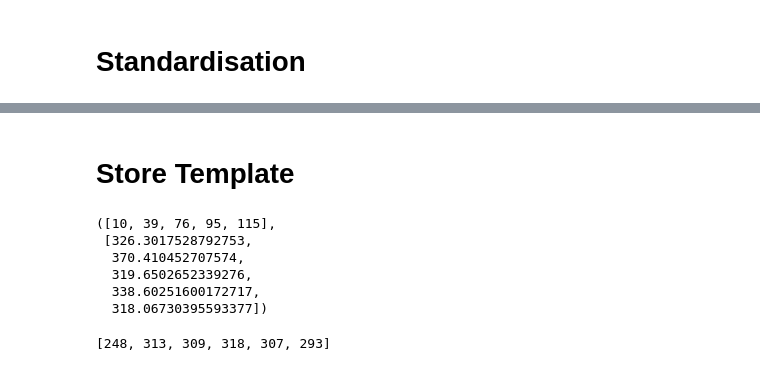
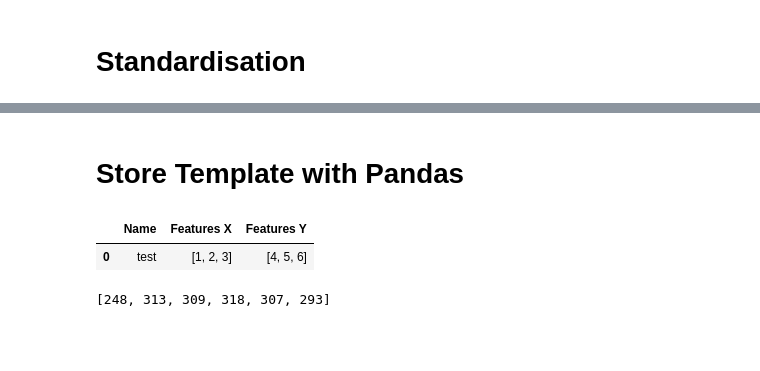
Before and after one commit to Gr-Anderson/FYP, a Jupyter notebook: testing_code/presentation/Project_Presentation.ipynb, the cells around one changed output, grey strips where cells are left out. Cells and saved outputs as stored; diff of their text form; code cells hidden in the pictures; blank space fills up the shorter version.

```diff
--- a/testing_code/presentation/Project_Presentation.ipynb
+++ b/testing_code/presentation/Project_Presentation.ipynb
@@ -256,28 +458,29 @@ numpy.float64
 # %% [markdown]
-# Store Template
+# Store Template with Pandas
-# %%
-# # intialise data of lists.
-# data = {'Name':['Sam'],
-#         'Features Upper X':[[10, 39, 76, 95, 115]],
-#         'Features Upper Y':[[326.3017528792753, 370.410452707574, 319.6502652339276, 338.60251600172717, 318.06730395593377]],
-#         'Features Lower X':[[6, 14, 60, 86, 111, 119]],
-#         'Features Lower Y':[[248.45112517256922, 313.7316353899015, 309.13382888009227, 318.53207843704945, 307.23631970973344, 293.4248767851501]]
-#        }
-
-# # Create DataFrame
-# df = pd.DataFrame(data)
-
-# # Print the output.
-# df.head()
-
-features_upper
-# %% [output]
-([10, 39, 76, 95, 115],
- [326.3017528792753,
-  370.410452707574,
-  319.6502652339276,
-  338.60251600172717,
-  318.06730395593377])
+# %%
+# # intialise data of lists.
+data = {'Name':['test'],
+        'Features X':[[1,2,3]],
+        'Features Y':[[4,5,6]]
+       }
+
+# # Create DataFrame
+df = pd.DataFrame(data)
+
+# new_data = pd.DataFrame({"a":[1, 2, 3],
+#                     "b":[5, 6, 7]})
+
+# df.append(pd.DataFrame([['Sam',features_x,features_y]], columns=df.columns))
+test = df.append({'Name':'Sam', 'Features X':55 , 'Features Y':22} , ignore_index=True)
+
+
+# # Print the output.
+df.head()
+
+# features_upper
+# %% [output]
+|  | Name | Features X | Features Y |
+| 0 | test | [1, 2, 3] | [4, 5, 6] |
 # %%
 # test = int(features_lower[1])
 # type(features_lower[1][0])
```
Also changed, not shown: parts of 14 cells of this notebook, 27 other files.
